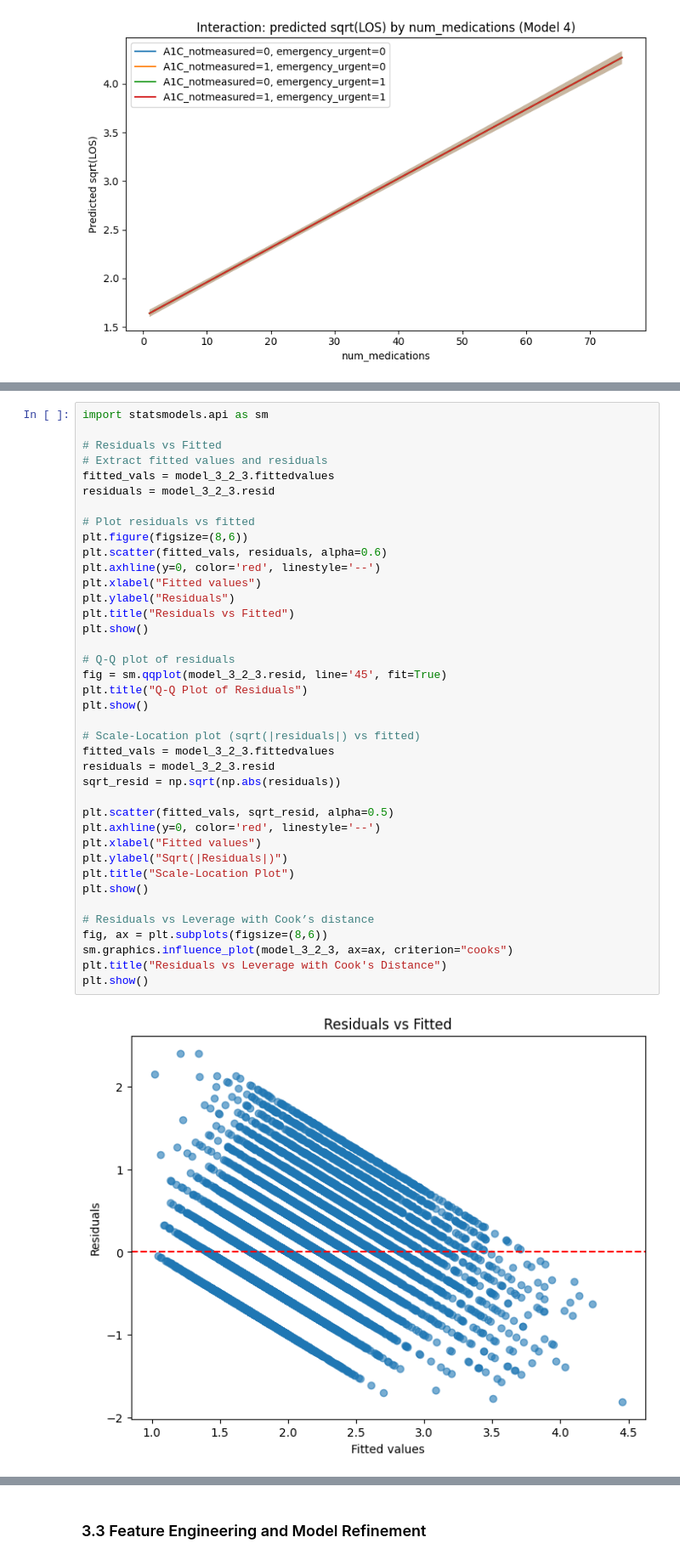
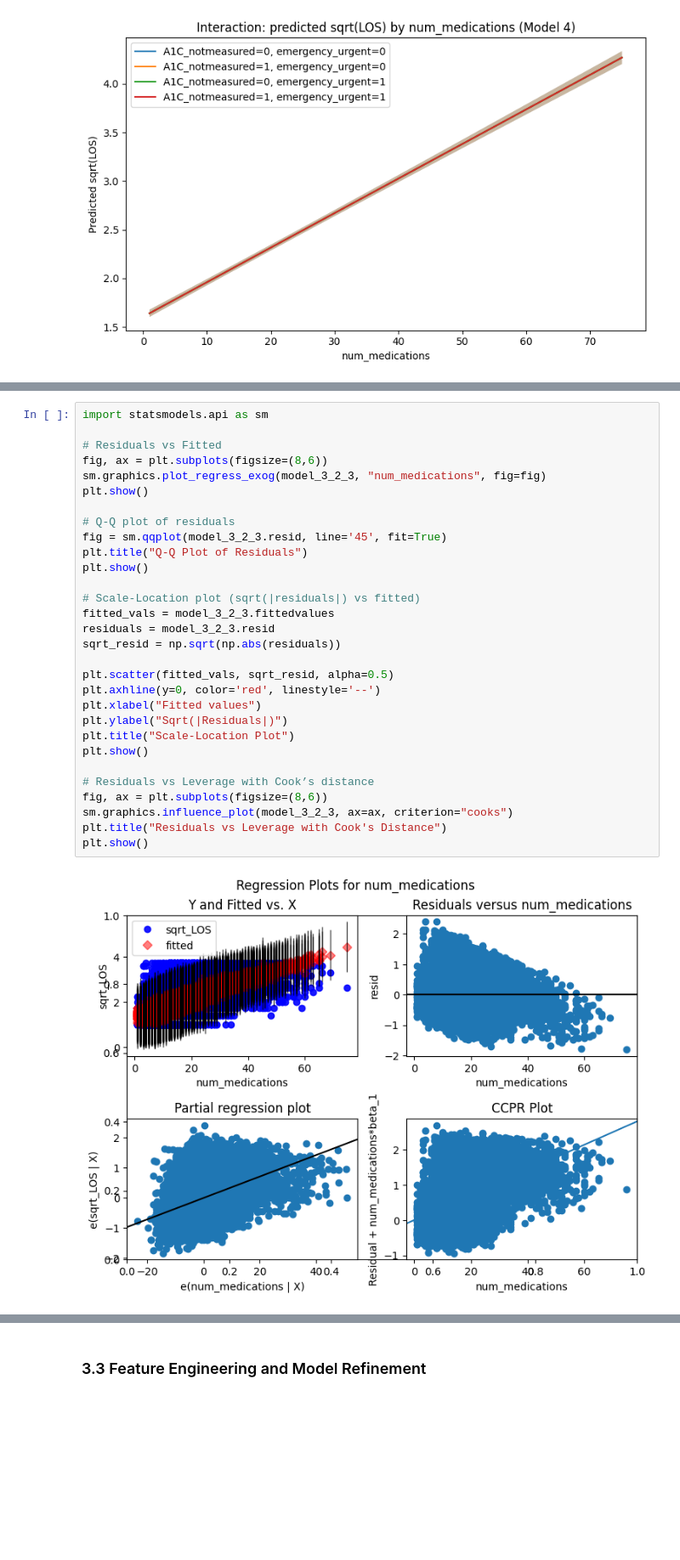
Before and after one commit to unluckytau/WQD7013-Final-Project, a Jupyter notebook: WQD7013_FINALPROJECT.ipynb, the cells around one changed output, grey strips where cells are left out. Shown at 85% size. Saved outputs shown, nothing was run; the diff lists cells and outputs as text; blank space fills up the shorter version.

```diff
--- a/WQD7013_FINALPROJECT.ipynb
+++ b/WQD7013_FINALPROJECT.ipynb
@@ -820,44 +779,35 @@ plt.show()
 # %%
 import statsmodels.api as sm
 
 # Residuals vs Fitted
-# Extract fitted values and residuals
-fitted_vals = model_3_2_3.fittedvalues
-residuals = model_3_2_3.resid
-
-# Plot residuals vs fitted
-plt.figure(figsize=(8,6))
-plt.scatter(fitted_vals, residuals, alpha=0.6)
-plt.axhline(y=0, color='red', linestyle='--')
-plt.xlabel("Fitted values")
-plt.ylabel("Residuals")
-plt.title("Residuals vs Fitted")
+fig, ax = plt.subplots(figsize=(8,6))
+sm.graphics.plot_regress_exog(model_3_2_3, "num_medications", fig=fig)
 plt.show()
 
 # Q-Q plot of residuals
 fig = sm.qqplot(model_3_2_3.resid, line='45', fit=True)
 plt.title("Q-Q Plot of Residuals")
 plt.show()
 
 # Scale-Location plot (sqrt(|residuals|) vs fitted)
 fitted_vals = model_3_2_3.fittedvalues
 residuals = model_3_2_3.resid
 sqrt_resid = np.sqrt(np.abs(residuals))
 
 plt.scatter(fitted_vals, sqrt_resid, alpha=0.5)
 plt.axhline(y=0, color='red', linestyle='--')
 plt.xlabel("Fitted values")
 plt.ylabel("Sqrt(|Residuals|)")
 plt.title("Scale-Location Plot")
 plt.show()
 
 # Residuals vs Leverage with Cook’s distance
 fig, ax = plt.subplots(figsize=(8,6))
 sm.graphics.influence_plot(model_3_2_3, ax=ax, criterion="cooks")
 plt.title("Residuals vs Leverage with Cook's Distance")
 plt.show()
 # %% [output]
-[figure, old version]
+[figure, new version]
 [figure]
 [figure]
 [figure]
```
Also changed, not shown: parts of 55 cells of this notebook.
